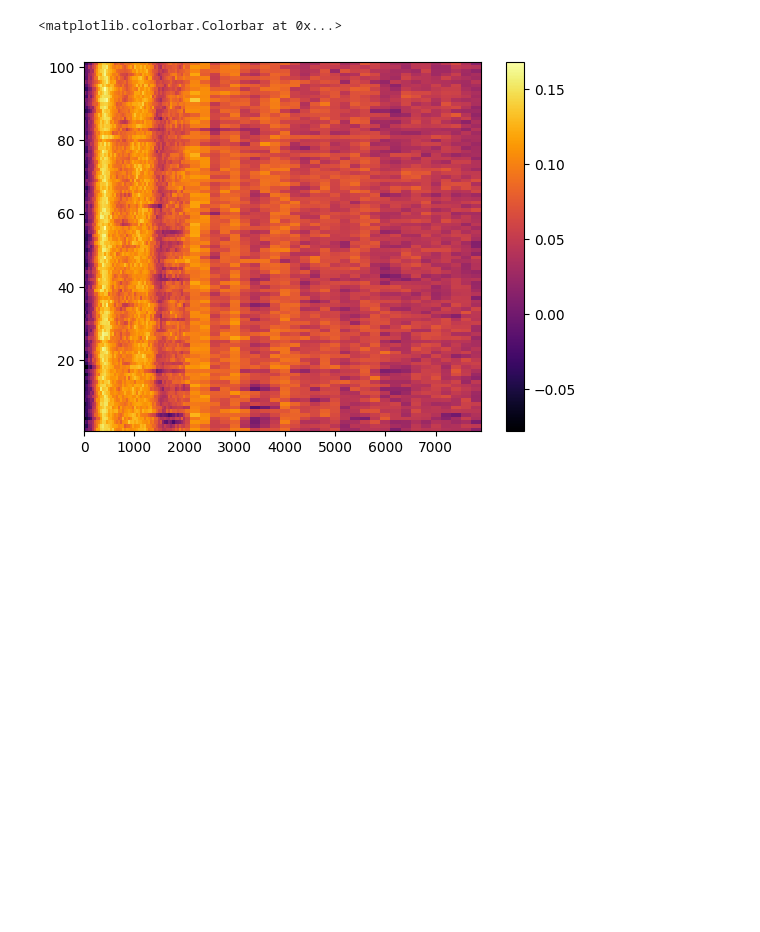
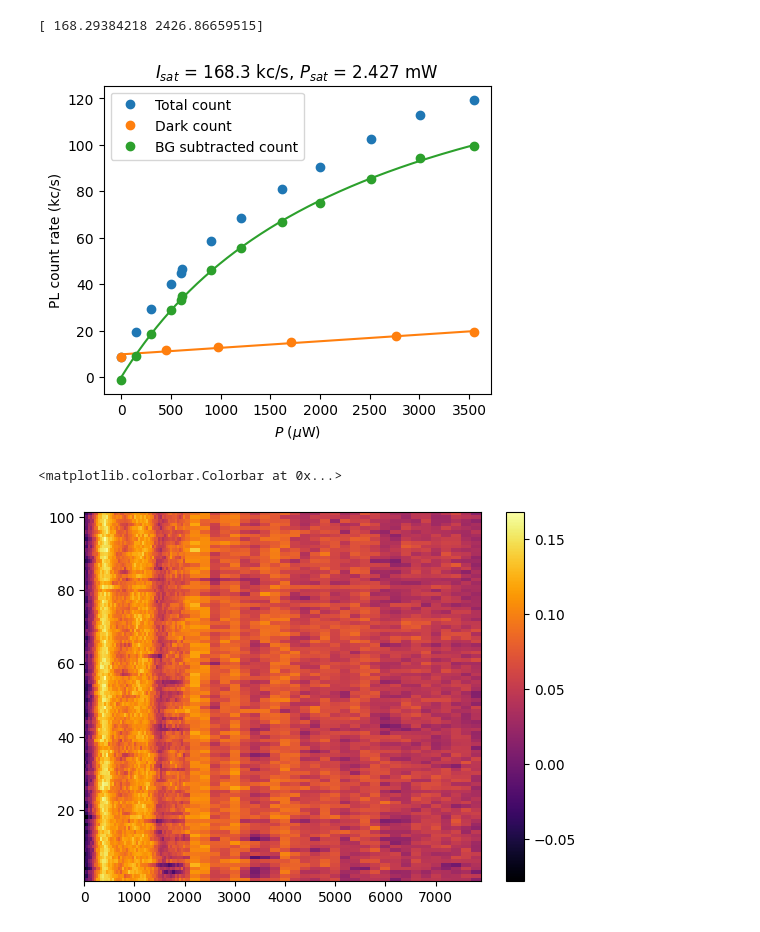
Before and after one commit to lukinlab2d/NV_control, a Jupyter notebook: B00_codes/dataReader_nb.ipynb, the cells around one changed output. Cells and saved outputs as stored; diff of their text form; code cells hidden in the pictures; blank space fills up the shorter version.

```diff
--- a/B00_codes/dataReader_nb.ipynb
+++ b/B00_codes/dataReader_nb.ipynb
@@ -201,0 +46,38 @@ def readDataNoPlot(datafile):
+# %%
+r = 700e-9/2/2.6
+r = 150e-9
+area = np.pi*r**2
+
+fig, ax = plt.subplots(figsize=(5,4))
+
+x = np.array((605, 903, 1205, 1618,2000,2515,3005,3545,503,612,304,145,0))
+y = np.array((46466, 58699, 68711, 81059, 90405,102411,112697,119456,40199,44883,29400,19408,8688))
+
+xd = np.array((3545,1710,977,0, 454,2760))
+yd = np.array((19258,15249,13157,8688,11496,17651))
+
+x = np.sort(x); y = np.sort(y/1000); xd = np.sort(xd); yd = np.sort(yd/1000)
+popt, pcov = curve_fit(dr.linear, xd, yd)
+perr = np.sqrt(np.diag(pcov))
+xdfit = np.linspace(xd[0], xd[-1], 1001)
+ydfit = dr.linear(xdfit, *popt)
+
+yfit_few = dr.linear(x,*popt)
+y_subtr = y-yfit_few
+
+xfit, yfit, popt, perr = dr.fitSaturation(x, y_subtr, guess=None)
+
+plot1 = ax.plot(x,y,'o',color='C0', label="Total count")
+plot2 = ax.plot(xd,yd, 'o', color='C1', label="Dark count")
+plot3 = ax.plot(xdfit, ydfit,color='C1')
+plot4 = ax.plot(x,y_subtr, 'o', color='C2', label="BG subtracted count")
+plot5 = ax.plot(xfit, yfit, color='C2')
+ax.set_xlabel(r"$P$ ($\mu$W)")
+ax.set_ylabel(r"PL count rate (kc/s)")
+ax.set_title("$I_{sat}$ = %.1f kc/s, $P_{sat}$ = %.3f mW" % (popt[0], popt[1]/1e3))
+ax.legend()
+
+print(popt)
+# %% [output]
+[ 168.29384218 2426.86659515]
+[figure, added]
```
Also changed, not shown: parts of 18 cells of this notebook, 54 other files.
